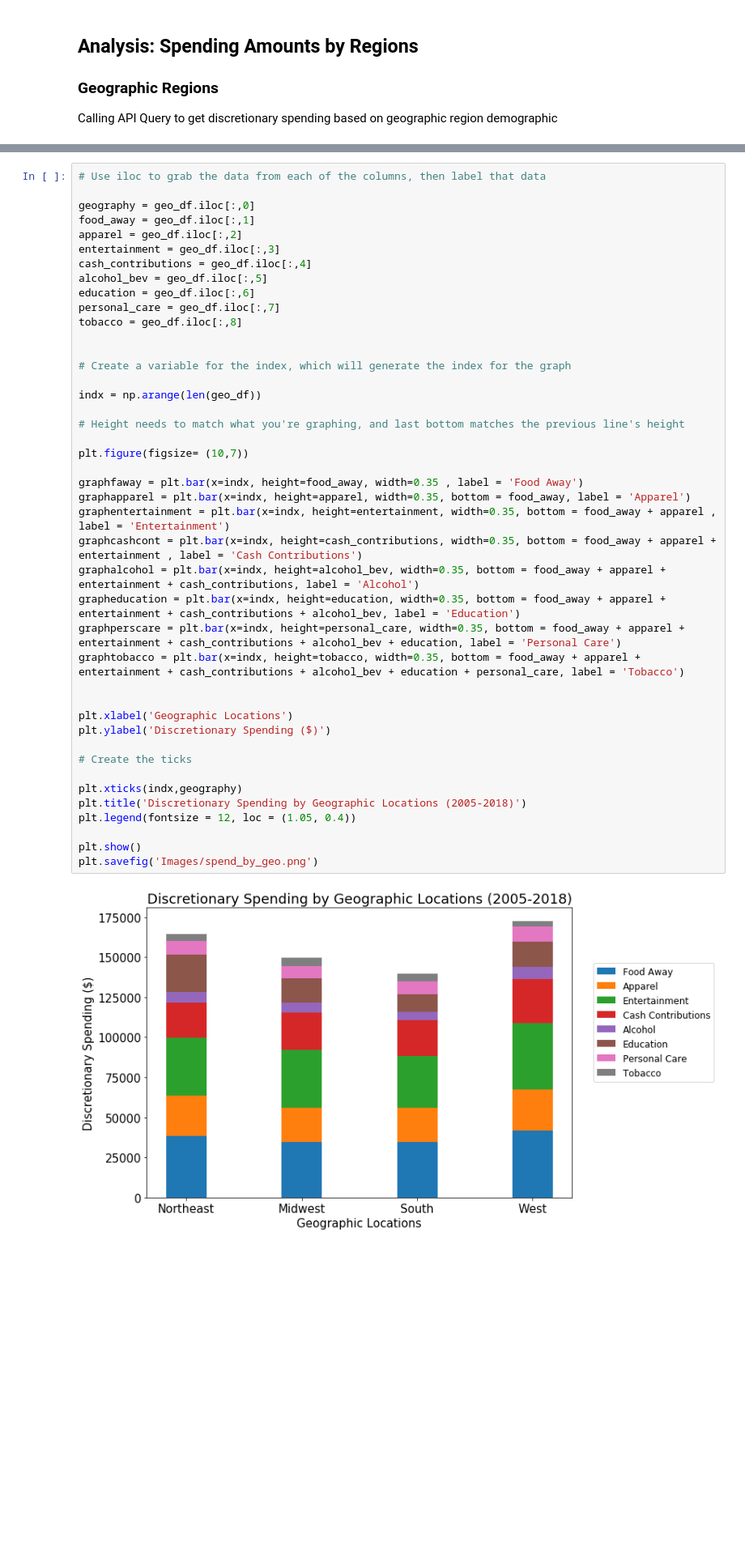
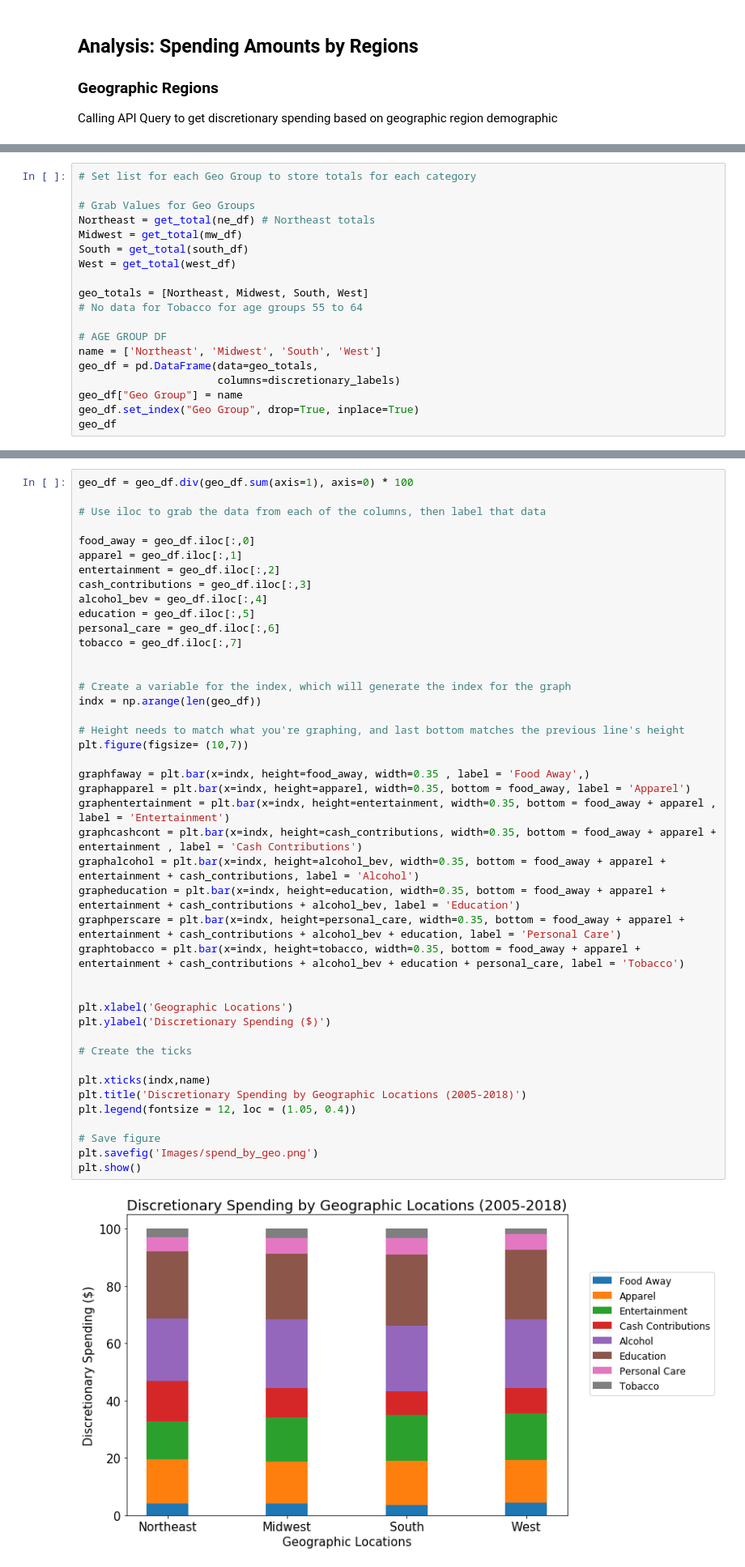
Before and after one commit to joshcoronel/discretionary-spending, a Jupyter notebook: Project_1_main.ipynb, the cells around one changed output, grey strips where cells are left out. Shown at 81% size. Drawn from its saved outputs; the diff is of its cells as text; blank space fills up the shorter version.

Commit message:
saved images, fixed geo bar chart

```diff
--- a/Project_1_main.ipynb
+++ b/Project_1_main.ipynb
@@ -502,0 +467,19 @@ geo_df
+# %%
+# Set list for each Geo Group to store totals for each category
+
+# Grab Values for Geo Groups
+Northeast = get_total(ne_df) # Northeast totals
+Midwest = get_total(mw_df)
+South = get_total(south_df)
+West = get_total(west_df)
+
+geo_totals = [Northeast, Midwest, South, West]
+# No data for Tobacco for age groups 55 to 64
+
+# AGE GROUP DF
+name = ['Northeast', 'Midwest', 'South', 'West']
+geo_df = pd.DataFrame(data=geo_totals,
+                      columns=discretionary_labels)
+geo_df["Geo Group"] = name
+geo_df.set_index("Geo Group", drop=True, inplace=True)
+geo_df
@@ -503,45 +493,45 @@ geo_df
 # %%
+geo_df = geo_df.div(geo_df.sum(axis=1), axis=0) * 100
+
 # Use iloc to grab the data from each of the columns, then label that data
 
-geography = geo_df.iloc[:,0]
-food_away = geo_df.iloc[:,1]
-apparel = geo_df.iloc[:,2]
-entertainment = geo_df.iloc[:,3]
-cash_contributions = geo_df.iloc[:,4]
-alcohol_bev = geo_df.iloc[:,5]
-education = geo_df.iloc[:,6]
-personal_care = geo_df.iloc[:,7]
-tobacco = geo_df.iloc[:,8]
+food_away = geo_df.iloc[:,0]
+apparel = geo_df.iloc[:,1]
+entertainment = geo_df.iloc[:,2]
+cash_contributions = geo_df.iloc[:,3]
+alcohol_bev = geo_df.iloc[:,4]
+education = geo_df.iloc[:,5]
+personal_care = geo_df.iloc[:,6]
+tobacco = geo_df.iloc[:,7]
 
 
 # Create a variable for the index, which will generate the index for the graph
-
 indx = np.arange(len(geo_df))
 
 # Height needs to match what you're graphing, and last bottom matches the previous line's height
-
 plt.figure(figsize= (10,7))
 
-graphfaway = plt.bar(x=indx, height=food_away, width=0.35 , label = 'Food Away')
+graphfaway = plt.bar(x=indx, height=food_away, width=0.35 , label = 'Food Away',)
 graphapparel = plt.bar(x=indx, height=apparel, width=0.35, bottom = food_away, label = 'Apparel')
 graphentertainment = plt.bar(x=indx, height=entertainment, width=0.35, bottom = food_away + apparel , label = 'Entertainment')
 graphcashcont = plt.bar(x=indx, height=cash_contributions, width=0.35, bottom = food_away + apparel + entertainment , label = 'Cash Contributions')
 graphalcohol = plt.bar(x=indx, height=alcohol_bev, width=0.35, bottom = food_away + apparel + entertainment + cash_contributions, label = 'Alcohol')
 grapheducation = plt.bar(x=indx, height=education, width=0.35, bottom = food_away + apparel + entertainment + cash_contributions + alcohol_bev, label = 'Education')
 graphperscare = plt.bar(x=indx, height=personal_care, width=0.35, bottom = food_away + apparel + entertainment + cash_contributions + alcohol_bev + education, label = 'Personal Care')
 graphtobacco = plt.bar(x=indx, height=tobacco, width=0.35, bottom = food_away + apparel + entertainment + cash_contributions + alcohol_bev + education + personal_care, label = 'Tobacco')
 
 
 plt.xlabel('Geographic Locations')
 plt.ylabel('Discretionary Spending ($)')
 
 # Create the ticks
 
-plt.xticks(indx,geography)
+plt.xticks(indx,name)
 plt.title('Discretionary Spending by Geographic Locations (2005-2018)')
 plt.legend(fontsize = 12, loc = (1.05, 0.4))
 
+# Save figure
+plt.savefig('Images/spend_by_geo.png')
 plt.show()
-plt.savefig('Images/spend_by_geo.png')
 # %% [output]
-[figure, old version]
+[figure, new version]
```
Also changed, not shown: parts of 14 cells of this notebook, 6 other files.
